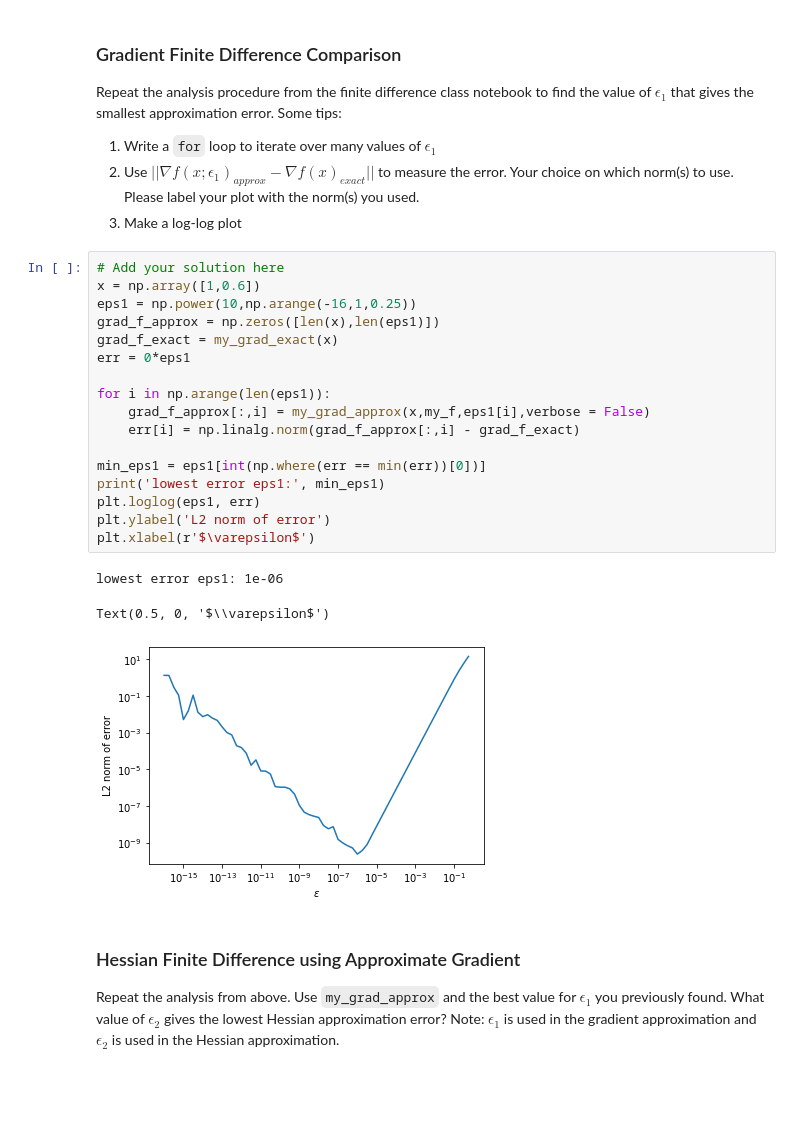
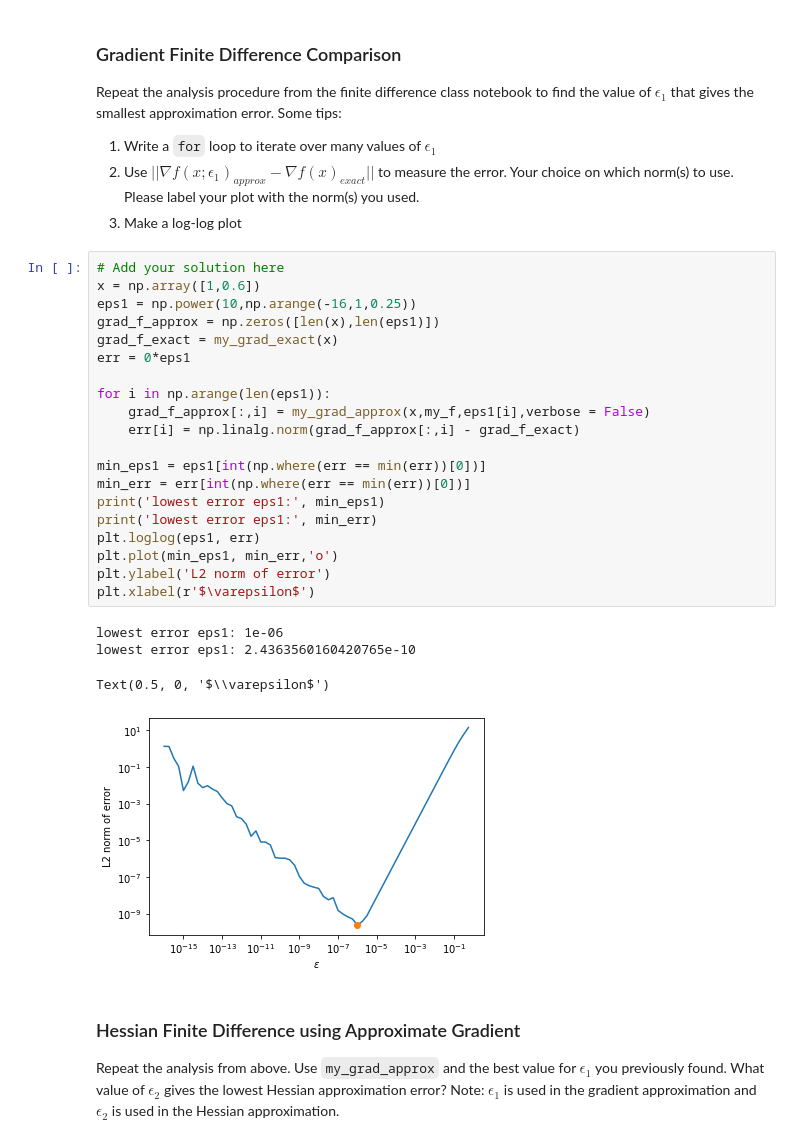
Before and after one commit to kylajones/nl_stochastic_opt, a Jupyter notebook: Algorithms2.ipynb, the cells around one changed output. Drawn from its saved outputs; the diff is of its cells as text; blank space fills up the shorter version.

```diff
--- a/Algorithms2.ipynb
+++ b/Algorithms2.ipynb
@@ -248,24 +247,28 @@ Repeat the analysis procedure from the finite difference class notebook to find
 # %%
 # Add your solution here
 x = np.array([1,0.6])
 eps1 = np.power(10,np.arange(-16,1,0.25))
 grad_f_approx = np.zeros([len(x),len(eps1)])
 grad_f_exact = my_grad_exact(x)
 err = 0*eps1
 
 for i in np.arange(len(eps1)):
     grad_f_approx[:,i] = my_grad_approx(x,my_f,eps1[i],verbose = False)
     err[i] = np.linalg.norm(grad_f_approx[:,i] - grad_f_exact)
 
 min_eps1 = eps1[int(np.where(err == min(err))[0])]
+min_err = err[int(np.where(err == min(err))[0])]
 print('lowest error eps1:', min_eps1)
+print('lowest error eps1:', min_err)
 plt.loglog(eps1, err)
+plt.plot(min_eps1, min_err,'o')
 plt.ylabel('L2 norm of error')
 plt.xlabel(r'$\varepsilon$')
 # %% [output]
 lowest error eps1: 1e-06
+lowest error eps1: 2.4363560160420765e-10
 Text(0.5, 0, '$\\varepsilon$')
-[figure, old version]
+[figure, new version]
 # %% [markdown]
 ### Hessian Finite Difference using Approximate Gradient
 
```
Also changed, not shown: parts of 14 cells of this notebook.
